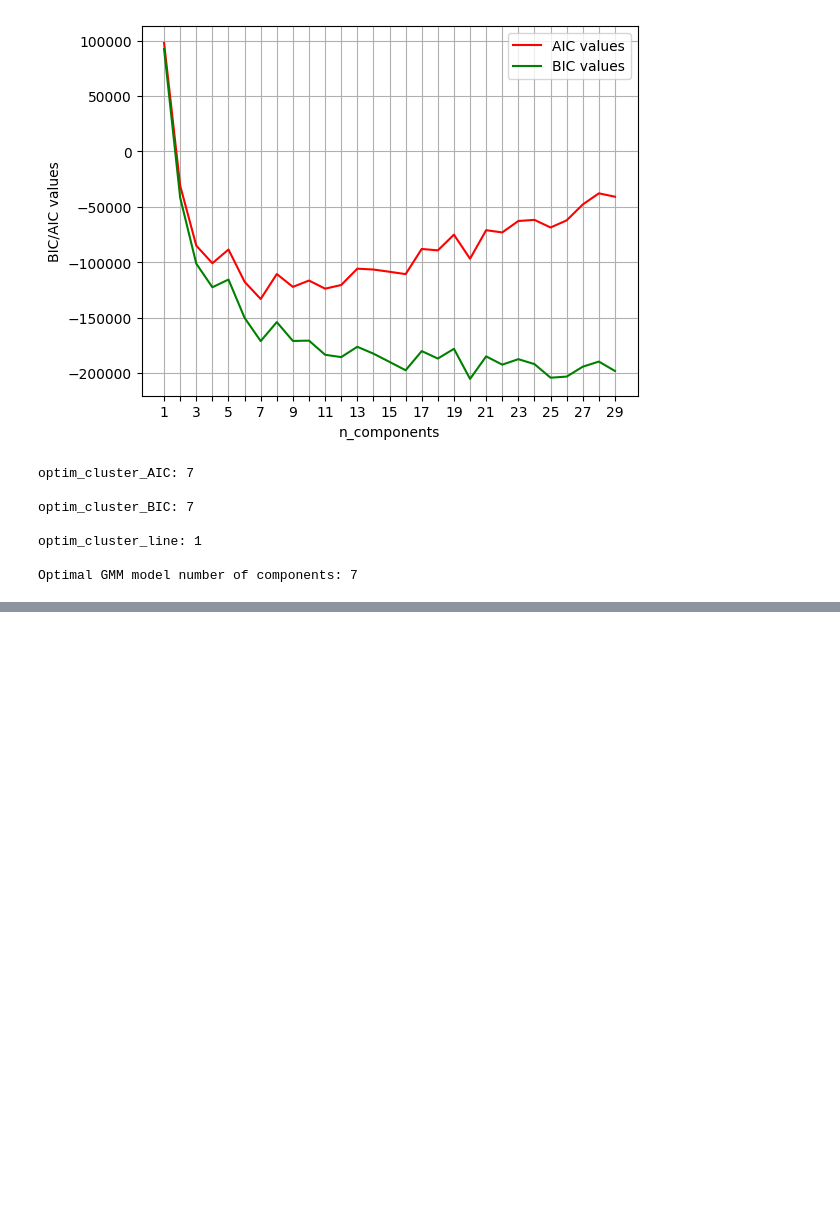
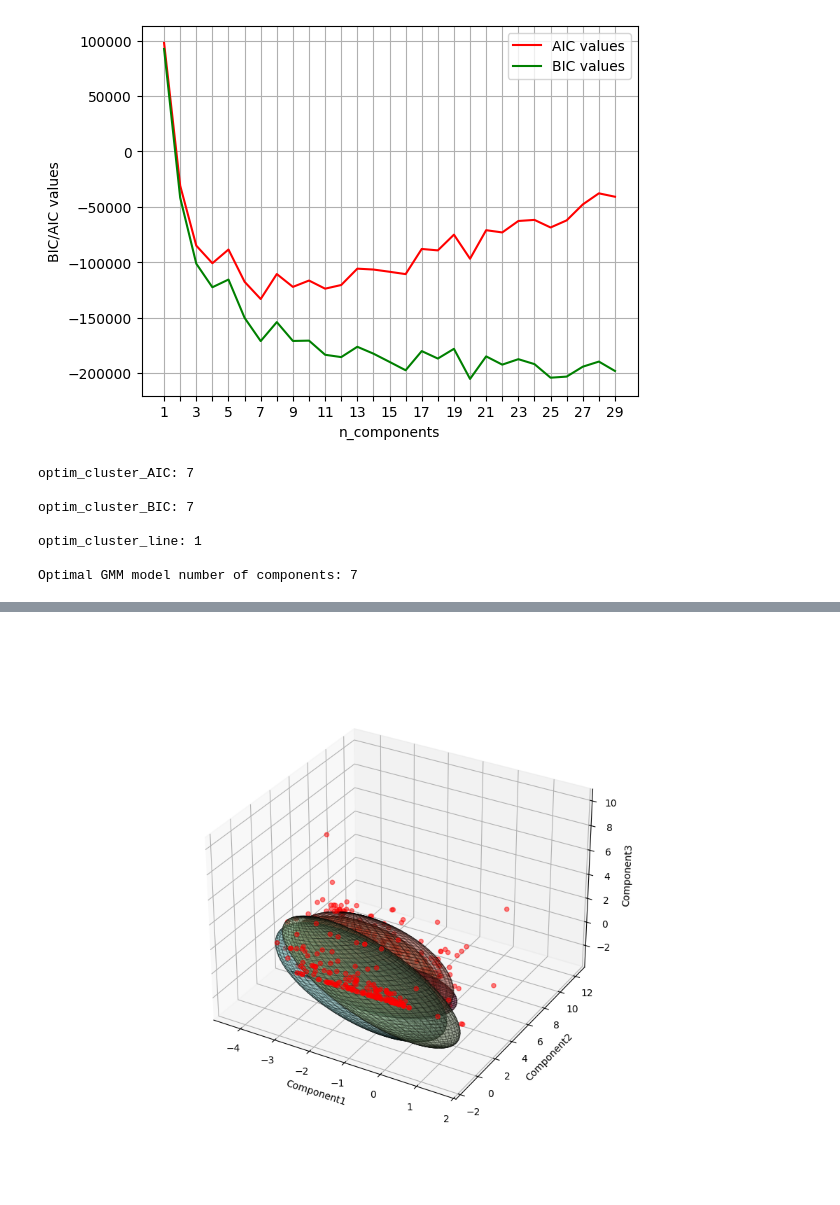
Before and after one commit to mariapasaylo/LUMENS-PV, a Jupyter notebook: ml_classifiers/KMeansMethods.ipynb, the cells around one changed output, grey strips where cells are left out. Cells and saved outputs as stored; diff of their text form; code cells hidden in the pictures; blank space fills up the shorter version.

```diff
--- a/ml_classifiers/KMeansMethods.ipynb
+++ b/ml_classifiers/KMeansMethods.ipynb
@@ -329,0 +339,78 @@ for i, (mean, covariance, (label,cluster)) in enumerate(zip(optim_GMM_means, opt
+# %%
+%matplotlib ipympl
+import numpy as np
+from scipy import linalg
+import matplotlib.pyplot as plt
+from mpl_toolkits.mplot3d import Axes3D
+
+# Create figure and 3D axis
+fig = plt.figure(figsize=(10, 8))
+ax = fig.add_subplot(111, projection='3d')\
+
+#ax.title(f"GMM Clustering (2D) - Number of Clusters: {optim_GMM_model.n_components}")
+ax.set_ylabel("Component2")
+ax.set_xlabel("Component1")
+ax.set_zlabel("Component3")
+
+# Create rotation grid
+theta = np.linspace(0, 2*np.pi, 180)
+phi = np.linspace(0, np.pi, 180)
+
+x = np.outer(np.sin(phi), np.cos(theta)).ravel()
+y = np.outer(np.sin(phi), np.sin(theta)).ravel()
+z = np.outer(np.cos(phi), np.ones(180)).ravel()
+
+rotation_vec = np.vstack([x, y, z])
+
+# Loop over clusters
+for i, (mean, covariance, (label, cluster)) in enumerate(zip(optim_GMM_means, optim_GMM_covariances, grouped_values)):
+    print(covariance.shape, scale_matrix.shape)
+
+    # Scale covariance
+    scaled_covaraince = covariance * scale_matrix
+
+    # Eigen decomposition
+    eigen_val, eigen_vector = linalg.eigh(scaled_covaraince[0:3, 0:3])
+
+    # Scale mean
+    scaled_mean = mean @ np.diag(scaler.scale_) + scaler.mean_
+
+    # Compute ellipsoid points
+    ellipse = scaled_mean[:, np.newaxis][0:3, :] + eigen_vector @ np.diag(np.sqrt(eigen_val * 5.992)) @ rotation_vec
+
+    # Plot ellipsoid surface
+    ax.plot_surface(
+        ellipse[0, :].reshape(180, 180),
+        ellipse[1, :].reshape(180, 180),
+        ellipse[2, :].reshape(180, 180),
+        color=colors[i],
+        alpha=0.3,
+        edgecolor='k',
+        linewidth=0.5
+    )
+
+    # Plot cluster points
+    ax.scatter(
+        cluster.values[:, 0],
+        cluster.values[:, 1],
+        cluster.values[:, 2],
+        alpha=0.5,
+        s=20,
+        color="red"
+    )
+
+    ax.plot(
+        scaled_mean[0],
+        scaled_mean[1],
+        scaled_mean[2],
+        color="red",
+        marker="*",
+        markersize=12
+    )
+
+# Show grid4
+
+
+plt.grid()
+plt.show()
+# %% [output]
@@ -329,0 +424 @@ for i, (mean, covariance, (label,cluster)) in enumerate(zip(optim_GMM_means, opt
+[figure, added]
```
Also changed, not shown: parts of 7 cells of this notebook, 1 other file.
